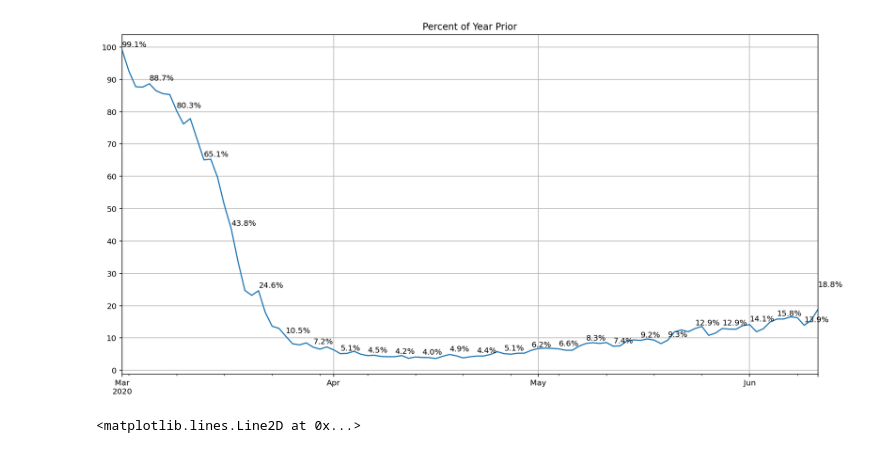
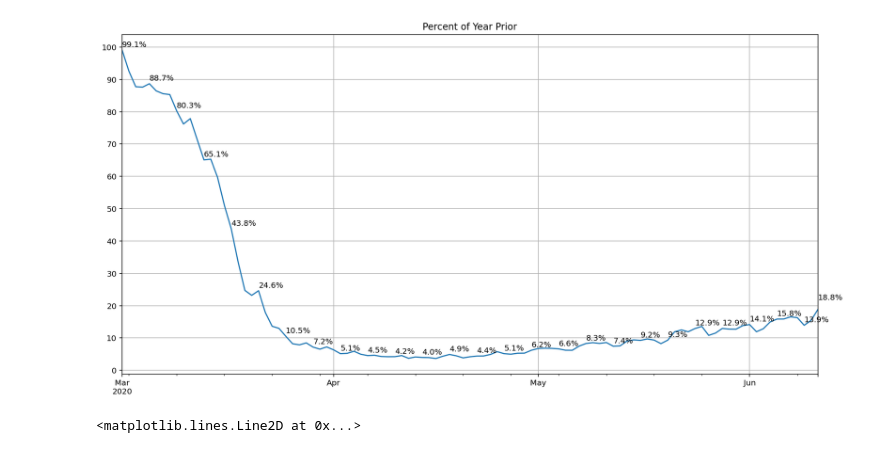
Before and after one commit to rvillacis/TSAData, a Jupyter notebook: TSAdata/TSADataJupyter.ipynb, the cells around one changed output. Drawn from its saved outputs; the diff is of its cells as text; code cells hidden in the pictures.

```diff
--- a/TSAdata/TSADataJupyter.ipynb
+++ b/TSAdata/TSADataJupyter.ipynb
@@ -88,5 +88,5 @@ percentplot = pctlastyear.plot.line(figsize=(16,8), grid=True, title='Percent of
 for x in range(0,dataset_len,4):
     percentplot.annotate("{:.1%}".format(pctlastyear[x]/100),(pctlastyear.index[x],pctlastyear[x]+1))
 last_day_pct = pctlastyear[len(pctlastyear)-1]
-percentplot.annotate("{:.1%}".format(last_day_pct/100),(pctlastyear.index[len(pctlastyear)-1],last_day_pct+7))
+percentplot.annotate("{:.1%}".format(last_day_pct/100),(pctlastyear.index[len(pctlastyear)-1],last_day_pct+3))
 # %% [output]
@@ -94,4 +94,4 @@ Text(2020-06-11 00:00:00, 25.769354849560074, '18.8%')
-[figure, old version]
+[figure, new version]
 # %%
 # graph to and from bottomd
 basemin = int(base_data[['Now']].min())
```
Also changed, not shown: parts of 2 cells of this notebook, 1 other file.
